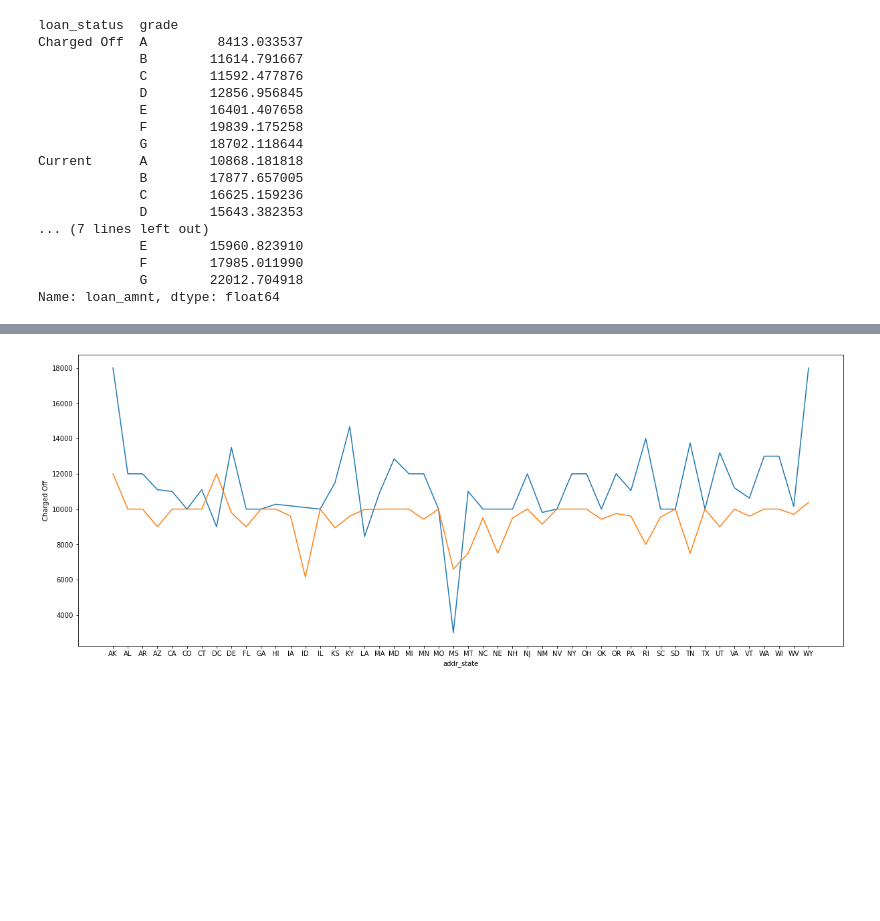
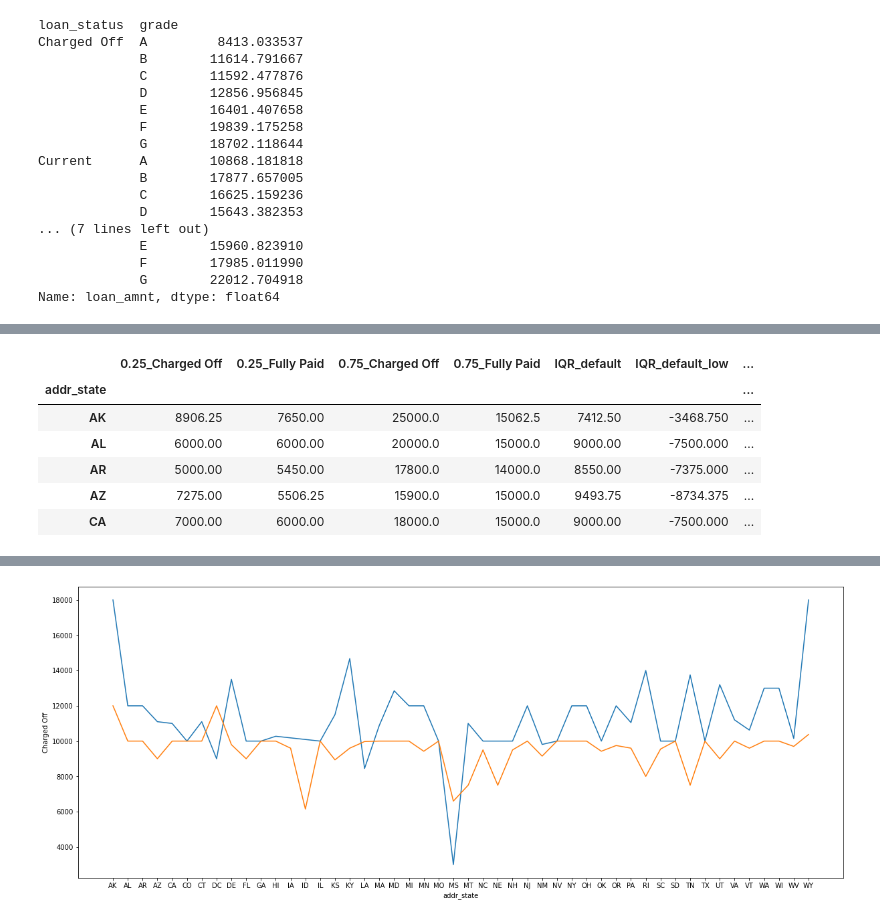
Before and after one commit to krishnajiraoh/upGrad_lending_club_case_study, a Jupyter notebook: EDA_Final.ipynb, the cells around one changed output, grey strips where cells are left out. Drawn from its saved outputs; the diff is of its cells as text; code cells hidden in the pictures; blank space fills up the shorter version.

```diff
--- a/EDA_Final.ipynb
+++ b/EDA_Final.ipynb
@@ -704,0 +725,8 @@ Name: loan_amnt, dtype: float64
+# %%
+df = loan_df.groupby(by=["loan_status", "addr_state"], as_index=False)["loan_amnt"].quantile([0.25,0.75]).reset_index()
+df["loan_status"] = df[["level_1", "loan_status"]].apply(lambda x: str(x[0]) + "_" + str(x[1]), axis=1)
+df.drop(["level_0", "level_1"], inplace=True, axis=1)
+
+df = df.pivot(index="addr_state" , columns="loan_status")
+df.columns = ["0.25_Charged Off", "0.25_Fully Paid", "0.75_Charged Off", "0.75_Fully Paid"]
+df.head()
@@ -704,0 +741,13 @@ Name: loan_amnt, dtype: float64
+# %%
+df["IQR_default"] = df["0.75_Fully Paid"] - df["0.25_Fully Paid"]
+df["IQR_default_low"] = df["0.25_Fully Paid"] - 1.5 * df["IQR_default"]
+df["IQR_default_high"] = df["0.75_Fully Paid"] + 1.5 * df["IQR_default"]
+df.head()
+# %% [output]
+|  | 0.25_Charged Off | 0.25_Fully Paid | 0.75_Charged Off | 0.75_Fully Paid | IQR_default | IQR_default_low | ... |
+| addr_state |  |  |  |  |  |  | ... |
+| AK | 8906.25 | 7650.00 | 25000.0 | 15062.5 | 7412.50 | -3468.750 | ... |
+| AL | 6000.00 | 6000.00 | 20000.0 | 15000.0 | 9000.00 | -7500.000 | ... |
+| AR | 5000.00 | 5450.00 | 17800.0 | 14000.0 | 8550.00 | -7375.000 | ... |
+| AZ | 7275.00 | 5506.25 | 15900.0 | 15000.0 | 9493.75 | -8734.375 | ... |
+| CA | 7000.00 | 6000.00 | 18000.0 | 15000.0 | 9000.00 | -7500.000 | ... |
```
Also changed, not shown: parts of 6 cells of this notebook.
